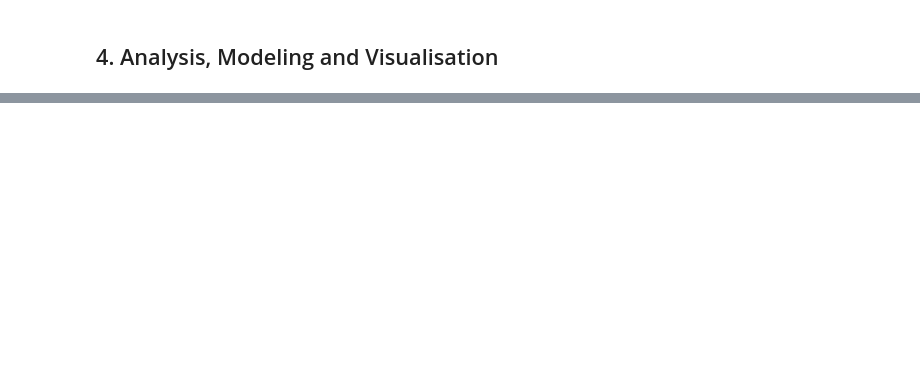
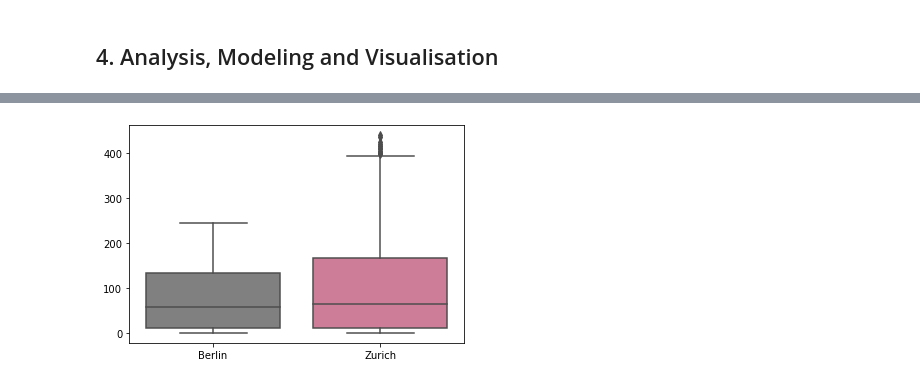
Before and after one commit to zoraaroz/covid19-cases-lockdowns, a Jupyter notebook: data_analysis.ipynb, the cells around one changed output, grey strips where cells are left out. Saved outputs shown, nothing was run; the diff lists cells and outputs as text; code cells hidden in the pictures; blank space fills up the shorter version.

```diff
--- a/data_analysis.ipynb
+++ b/data_analysis.ipynb
@@ -839,0 +947,5 @@ print(lockdowns_be.head(), lockdowns_zh.head())
+# %%
+sns.boxplot(data = [cases_be.incidence, cases_zh.incidence], palette = ['gray','palevioletred']);
+plt.xticks([0,1],['Berlin','Zurich']);
+# %% [output]
+[figure, added]
```
Also changed, not shown: parts of 76 cells of this notebook, 1 other file.
